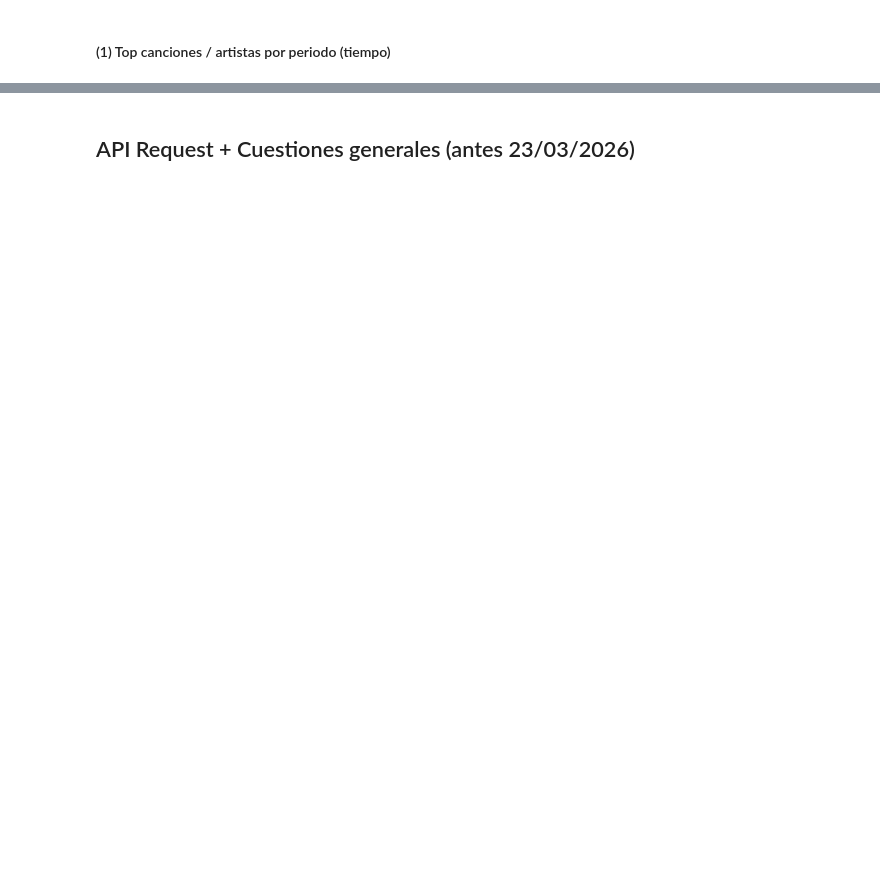
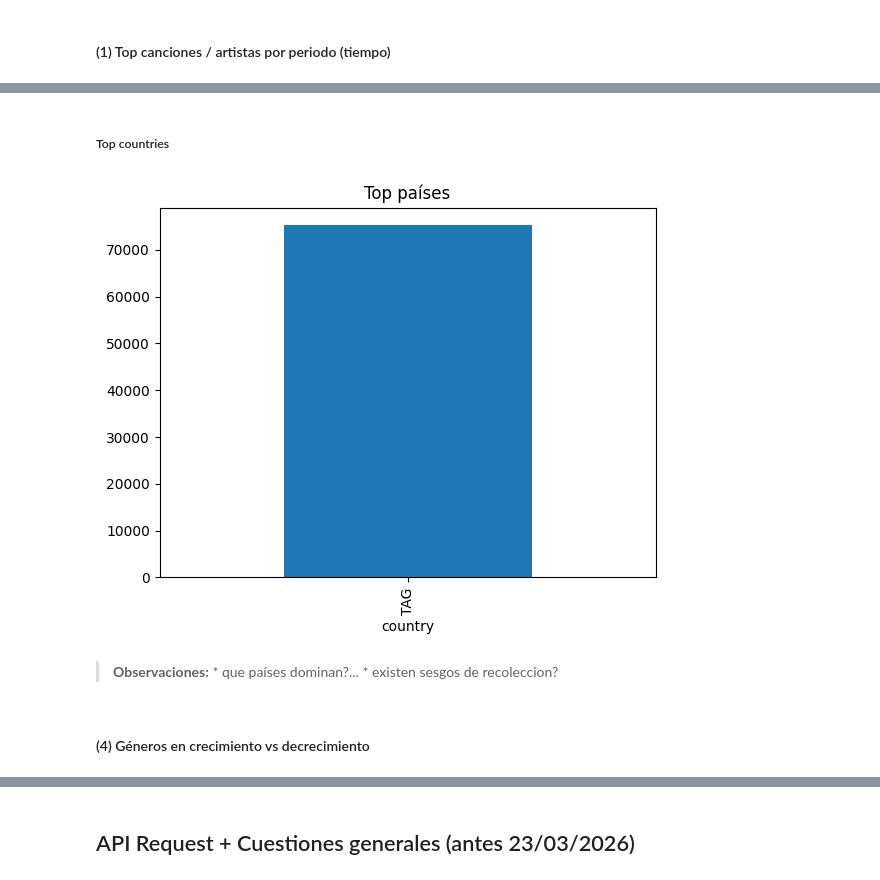
Before and after one commit to 4GeeksAcademy/ProyectoFinal23, a Jupyter notebook: src/Modulo1_backup-manual_data.ipynb, the cells around one changed output, grey strips where cells are left out. Drawn from its saved outputs; the diff is of its cells as text; code cells hidden in the pictures; blank space fills up the shorter version.

```diff
--- a/src/Modulo1_backup-manual_data.ipynb
+++ b/src/Modulo1_backup-manual_data.ipynb
@@ -814,0 +1069,14 @@ IndexError: index out of range
+# %% [markdown]
+#####  Top countries
+# %%
+top_countries = df_analysis['country'].value_counts().head(10)
+
+top_countries.plot(kind='bar')
+plt.title("Top países")
+plt.show()
+# %% [output]
+[figure, added]
+# %% [markdown]
+> **Observaciones:** * que países dominan?... * existen sesgos de recoleccion?
+# %% [markdown]
+#### (4) Géneros en crecimiento vs decrecimiento
```
Also changed, not shown: parts of 86 cells of this notebook, 2 other files.
